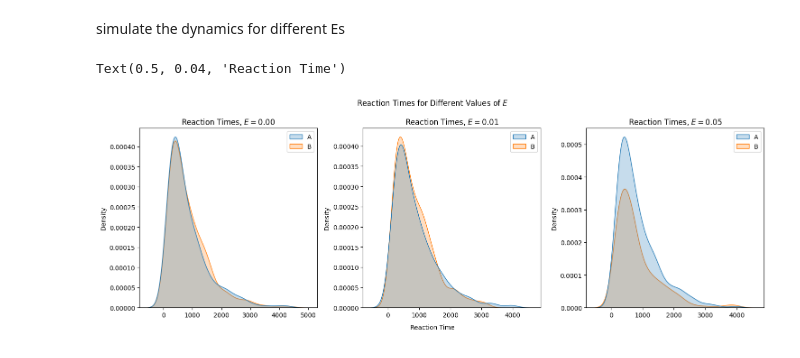
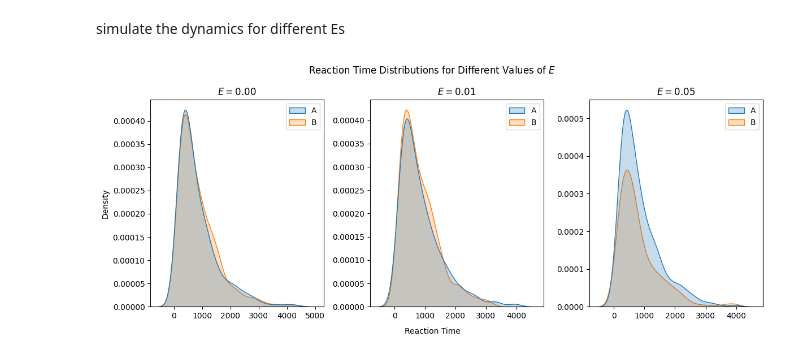
Before and after one commit to CEBangu/MOD_201, a Jupyter notebook: MOD201 HW_4/MOD201_HW4_part_1.ipynb, the cells around one changed output. Cells and saved outputs as stored; diff of their text form; code cells hidden in the pictures.

```diff
--- a/MOD201 HW_4/MOD201_HW4_part_1.ipynb
+++ b/MOD201 HW_4/MOD201_HW4_part_1.ipynb
@@ -215,18 +215,20 @@ for val in Ia_s:
         elif run[-1] <= -mu:
             reaction_times[val]['B'] = np.append(reaction_times[val]['B'], len(run))
 # %%
-fig, axs = plt.subplots(ncols=3, figsize=(15, 5))
+fig, axs = plt.subplots(ncols=3, figsize=(12, 5))
 
 sns.kdeplot(data=reaction_times[1.00], fill=True, ax=axs[0])
-axs[0].set_title('Reaction Times, $E = 0.00$')
+axs[0].set_title('$E = 0.00$')
 sns.kdeplot(data=reaction_times[1.01], fill=True, ax=axs[1])
-axs[1].set_title('Reaction Times, $E = 0.01$')
+axs[1].set_title('$E = 0.01$')
+axs[1].set(ylabel = None)
 sns.kdeplot(data=reaction_times[1.05], fill=True, ax=axs[2])
-axs[2].set_title('Reaction Times, $E = 0.05$')
+axs[2].set_title('$E = 0.05$')
+axs[2].set(ylabel = None)
 
+fig.suptitle("Reaction Time Distributions for Different Values of $E$")
+fig.text(0.5, 0.04, 'Reaction Time', ha='center', va='center')
 fig.tight_layout(rect=[0, 0.05, 1, 1])
-fig.suptitle("Reaction Times for Different Values of $E$", y=1.05)
-fig.text(0.5, 0.04, 'Reaction Time', ha='center', va='center')
+fig.savefig('ddm_reaction_times.png')
 # %% [output]
-Text(0.5, 0.04, 'Reaction Time')
-[figure, old version]
+[figure, new version]
```
Also changed, not shown: 2 other files.
